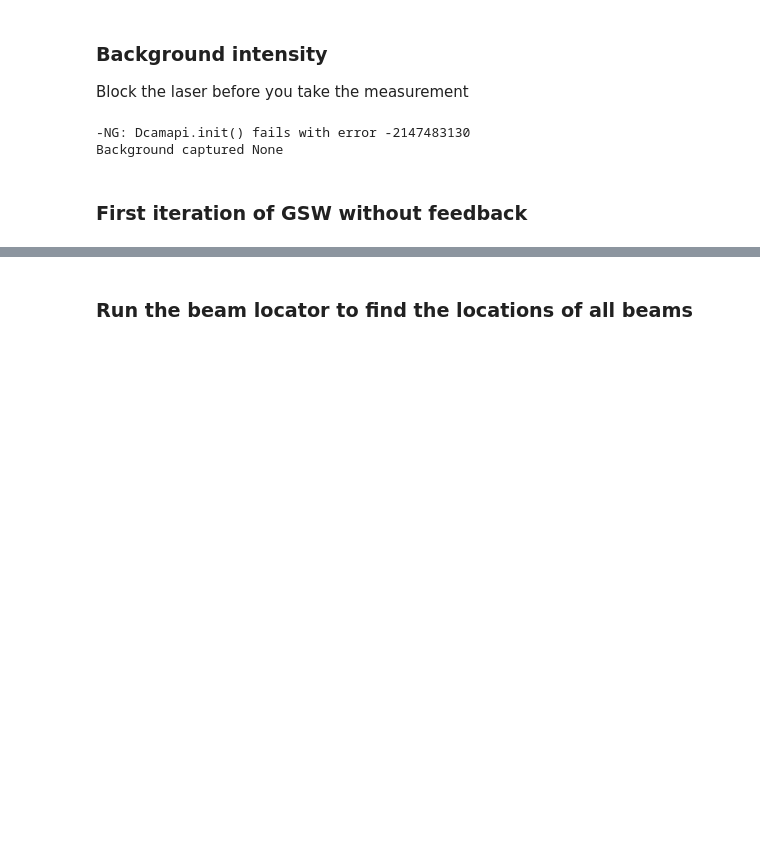
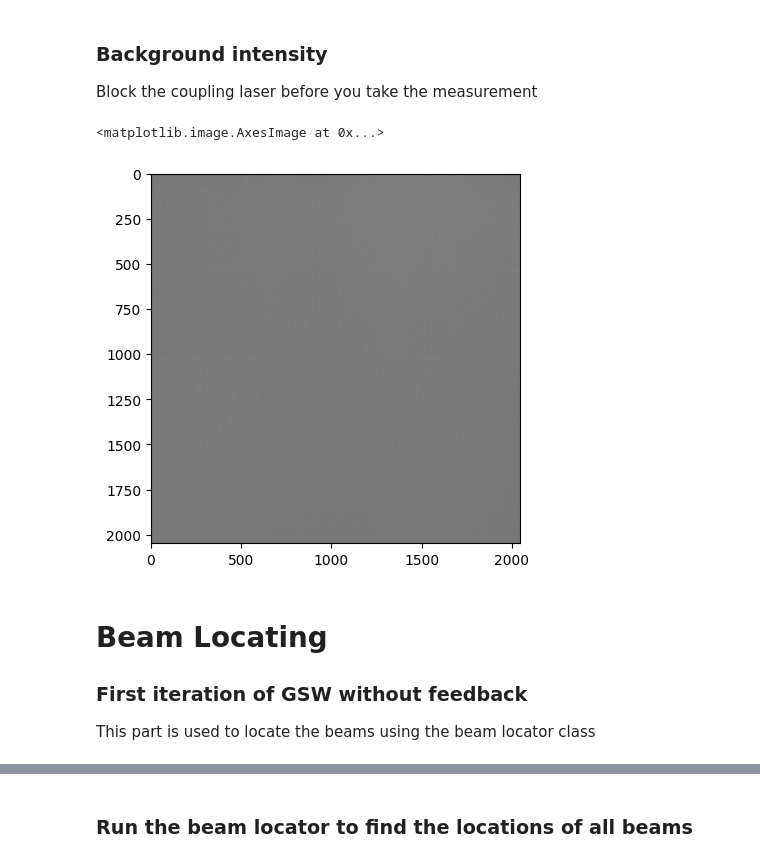
Before and after one commit to AndersonXu99/AONN, a Jupyter notebook: SLM Phase Pattern/test.ipynb, the cells around one changed output, grey strips where cells are left out. Drawn from its saved outputs; the diff is of its cells as text; code cells hidden in the pictures; blank space fills up the shorter version.

```diff
--- a/SLM Phase Pattern/test.ipynb
+++ b/SLM Phase Pattern/test.ipynb
@@ -19,15 +29,21 @@ To capture the background please block the laser beam
 dcam_capture = DcamLiveCapturing(iDevice = 0)
 # %% [markdown]
 ### Background intensity
-Block the laser before you take the measurement
+
+Block the coupling laser before you take the measurement
-# %%
-background = dcam_capture.capture_single_frame()
-
-print("Background captured", background)
-# %% [output]
--NG: Dcamapi.init() fails with error -2147483130
-Background captured None
+# %%
+background = dcam_capture.capture_single_frame()
+
+# displaying the background image
+plt.imshow(background, cmap='gray')
+# %% [output]
+<matplotlib.image.AxesImage at 0x...>
+[figure, added]
 # %% [markdown]
+# Beam Locating
+
 ### First iteration of GSW without feedback
+
+This part is used to locate the beams using the beam locator class
 # %%
 ### Initilization ###
```
Also changed, not shown: parts of 22 cells of this notebook, 1 other file.
